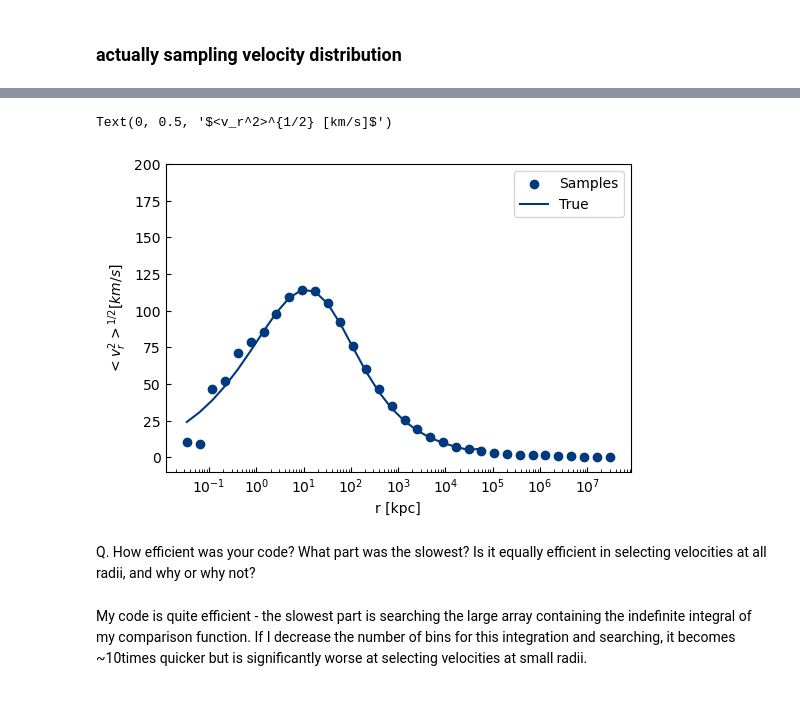
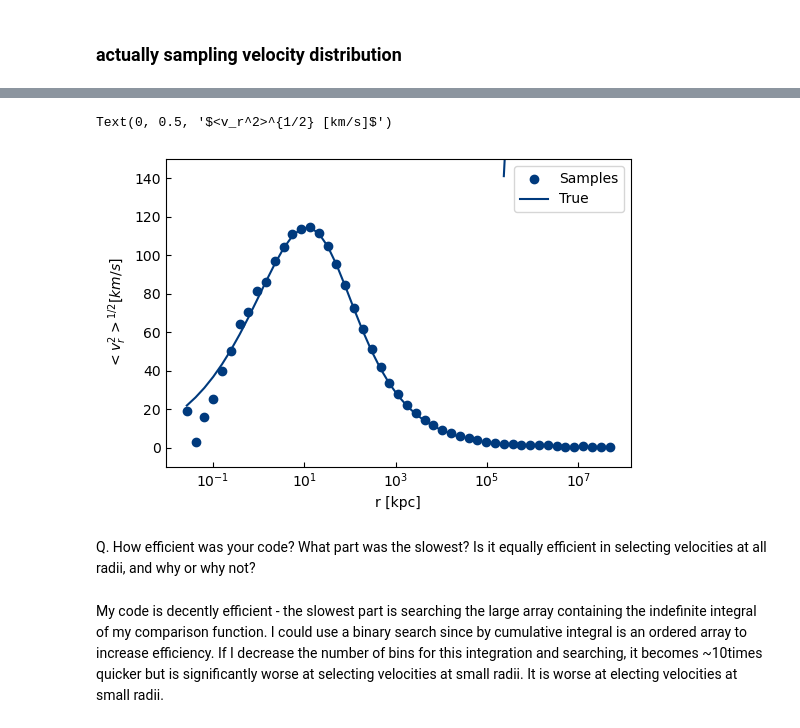
Before and after one commit to michellejec/AST384C, a Jupyter notebook: CompHW1.ipynb, the cells around one changed output, grey strips where cells are left out. Drawn from its saved outputs; the diff is of its cells as text; code cells hidden in the pictures; blank space fills up the shorter version.

```diff
--- a/CompHW1.ipynb
+++ b/CompHW1.ipynb
@@ -178,7 +178,7 @@ my_randState=np.random.RandomState(seed=41295738)
 # %%
 # Generating positions by inverting M(r) -- code from class notebook on 25.1.30
 
-m_sample=my_randState.rand(nptot)*mtot
+randvs_r=my_randState.rand(nptot)
 rvals=np.sort(1/(randvs_r**(-0.5)-1.))
 rvals *= aa
 # %%
@@ -350,15 +326,15 @@ r_hat = pos / r_mag[:,np.newaxis]
 v_r = np.sum(vel * r_hat, axis=1)
 
 # Make radial bins (logrithmically)
-nnum_bins = 50
+num_bins = 50
 logr_min = np.log10(np.min(r_mag))
 logr_max = np.log10(np.max(r_mag))
 r_bin = np.logspace(logr_min, logr_max, num_bins)
 
 # Assign each particle to a bin
-bin_indices = np.digitize(r_mag, r_bins) - 1
+bin_indices = np.digitize(r_mag, r_bin) - 1
 v_mean = np.zeros(num_bins - 1)
-bin_centers = (r_bins[:-1] + r_bins[1:]) / 2
+bin_centers = (r_bin[:-1] + r_bin[1:]) / 2
 
 # Get <v_r^2> for each bin
 for i in range(num_bins - 1):
@@ -372,29 +348,29 @@ for i in range(num_bins - 1):
 # %%
 # Check to see if velocity dispersion is what we expect
 
 # Equation 10 of Herquist1990, returns square of velocity dispersion
 def vr_true(r):
     term1 = gn*mtot/(12*aa)
 
     term2 = 12*r*(r+aa)**3/aa**4 * np.log((r+aa)/r)
 
     term3 = r/(r+aa) * (25 + 52*r/aa + 42*(r/aa)**2 +12*(r/aa)**3)
 
     return term1*(term2-term3)
 
 plt.scatter(bin_centers, np.sqrt(v_mean), label='Samples')
 plt.plot(bin_centers, np.sqrt(vr_true(bin_centers)), label='True')
 
-plt.ylim([-10,200])
+plt.ylim([-10,150])
 plt.xscale('log')
 plt.legend()
 plt.xlabel('r [kpc]')
 plt.ylabel(r'$<v_r^2>^{1/2} [km/s]$')
 # %% [output]
 Text(0, 0.5, '$<v_r^2>^{1/2} [km/s]$')
-[figure, old version]
+[figure, new version]
 # %% [markdown]
 Q. How efficient was your code? What part was the slowest? Is it equally efficient in selecting
 velocities at all radii, and why or why not?
 # %% [markdown]
-My code is quite efficient - the slowest part is searching the large array containing the indefinite integral of my comparison function. If I decrease the number of bins for this integration and searching, it becomes ~10times quicker but is significantly worse at selecting velocities at small radii.
+My code is decently efficient - the slowest part is searching the large array containing the indefinite integral of my comparison function. I could use a binary search since by cumulative integral is an ordered array to increase efficiency. If I decrease the number of bins for this integration and searching, it becomes ~10times quicker but is significantly worse at selecting velocities at small radii. It is worse at electing velocities at small radii.
```
Also changed, not shown: parts of 2 cells of this notebook.
